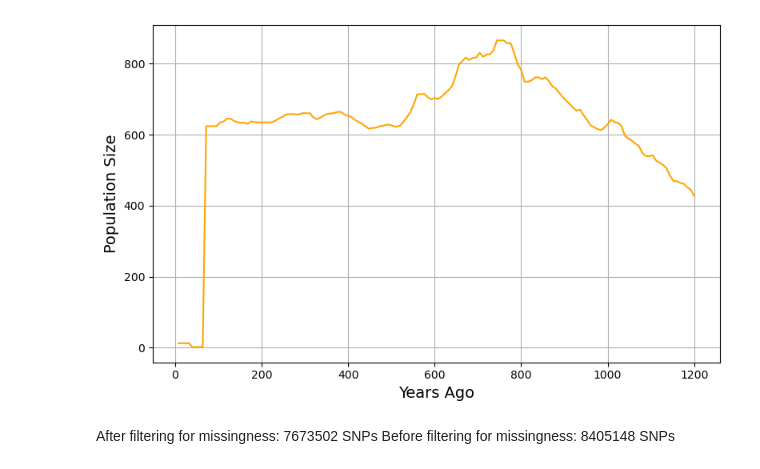
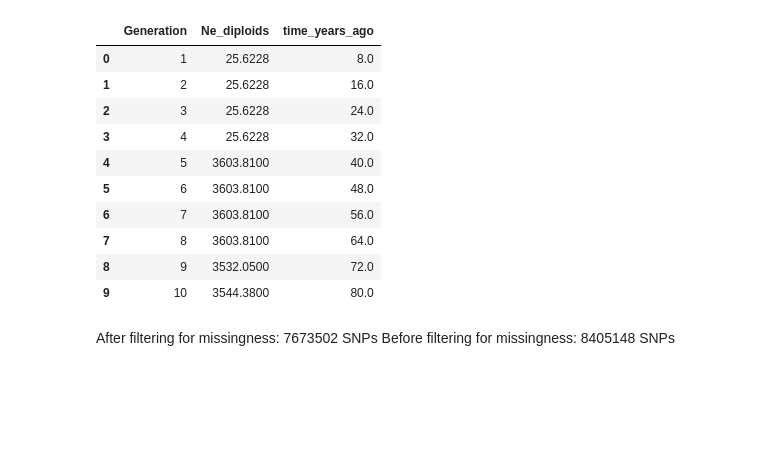
Before and after one commit to laurido/Megafauna, a Jupyter notebook: scripts/GONE/GONE.ipynb, the cells around one changed output. Saved outputs shown, nothing was run; the diff lists cells and outputs as text; code cells hidden in the pictures; blank space fills up the shorter version.

```diff
--- a/scripts/GONE/GONE.ipynb
+++ b/scripts/GONE/GONE.ipynb
@@ -22,23 +22,21 @@ generation = params.get("generation")
 colour = params.get("colour")
 # %%
-ne_df = pd.read_csv(f"{path_prefix}/megaFauna/sa_megafauna/results/{species}/GONE/chrA_India_NE_{recomb}_GONE2_Ne", sep="\t")
+ne_df = pd.read_csv(f"{path_prefix}/megaFauna/sa_megafauna/results/{species}/GONE/{species}_GONE2_Ne", sep="\t")
 
 ne_df["time_years_ago"] = ne_df["Generation"] * generation
 ne_df[:10]
+# %% [output]
+|  | Generation | Ne_diploids | time_years_ago |
+| 0 | 1 | 25.6228 | 8.0 |
+| 1 | 2 | 25.6228 | 16.0 |
+| 2 | 3 | 25.6228 | 24.0 |
+| 3 | 4 | 25.6228 | 32.0 |
+| 4 | 5 | 3603.8100 | 40.0 |
+| 5 | 6 | 3603.8100 | 48.0 |
+| 6 | 7 | 3603.8100 | 56.0 |
+| 7 | 8 | 3603.8100 | 64.0 |
+| 8 | 9 | 3532.0500 | 72.0 |
+| 9 | 10 | 3544.3800 | 80.0 |
-# %%
-# Plotting
-plt.figure(figsize=(8, 5))
-plt.plot(ne_df["time_years_ago"], ne_df["Ne_diploids"], linestyle='-', color=colour)
-plt.gca()  # Optional: makes the most recent generation appear on the left
-#plt.title(f"Past effective population sizes {species} (GONE2)")
-plt.xlabel("Years Ago", fontsize=14)
-plt.ylabel("Population Size", fontsize=14)
-plt.grid(True)
-plt.tight_layout()
-plt.gca() # so it matches the paper figure
-plt.show()
-# %% [output]
-[figure, removed]
 # %% [markdown]
 After filtering for missingness: 7673502 SNPs
 Before filtering for missingness: 8405148 SNPs
```
Also changed, not shown: parts of 9 cells of this notebook, 8 other files.
